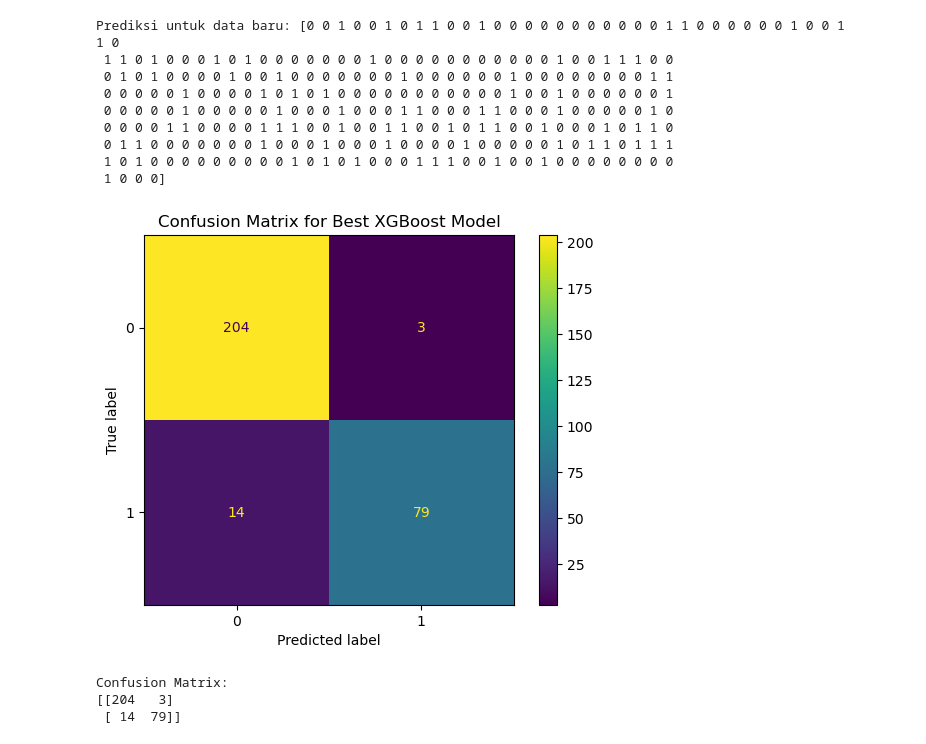
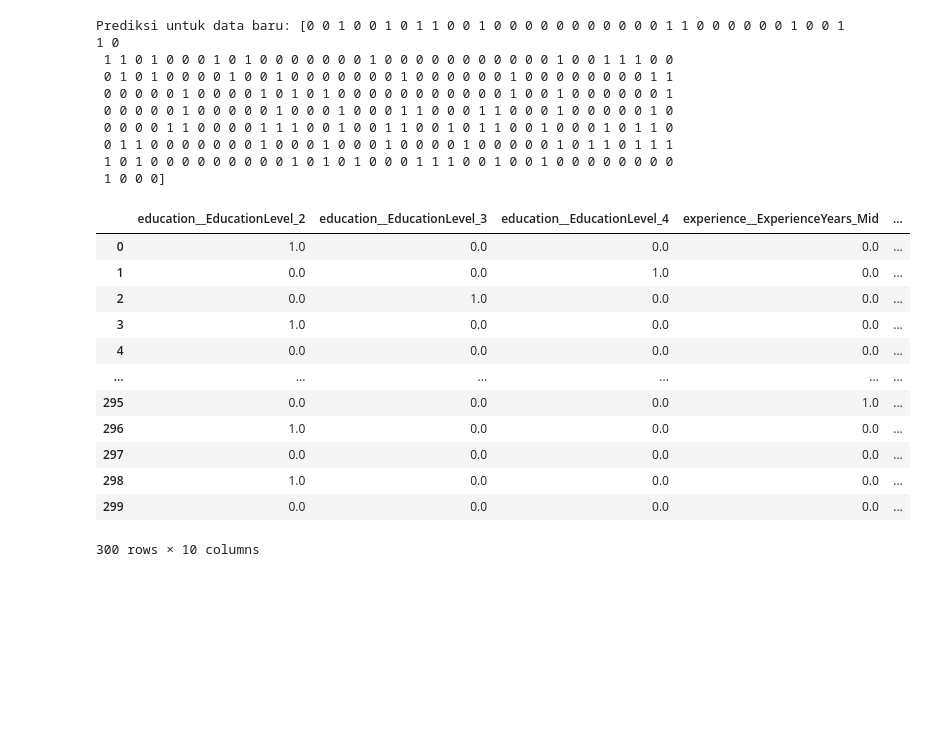
Before and after one commit to agirahmawandi/stage_3_L, a Jupyter notebook: Stage3_evaluation.ipynb, the cells around one changed output. Saved outputs shown, nothing was run; the diff lists cells and outputs as text; code cells hidden in the pictures; blank space fills up the shorter version.

```diff
--- a/Stage3_evaluation.ipynb
+++ b/Stage3_evaluation.ipynb
@@ -54,26 +72,19 @@ Prediksi untuk data baru: [0 0 1 0 0 1 0 1 1 0 0 1 0 0 0 0 0 0 0 0 0 0 0 1 1 0 0
  0 1 1 0 0 0 0 0 0 0 1 0 0 0 1 0 0 0 1 0 0 0 0 1 0 0 0 0 0 1 0 1 1 0 1 1 1
  1 0 1 0 0 0 0 0 0 0 0 0 1 0 1 0 1 0 0 0 1 1 1 0 0 1 0 0 1 0 0 0 0 0 0 0 0
  1 0 0 0]
-# %%
-from sklearn.metrics import confusion_matrix, ConfusionMatrixDisplay
-import matplotlib.pyplot as plt
-
-# Hitung confusion matrix
-cm = confusion_matrix(y_test, prediction)
-
-# Tampilkan visualisasi confusion matrix
-disp = ConfusionMatrixDisplay(confusion_matrix=cm, display_labels=best_xgboost_model.classes_)
-disp.plot()
-
-# Tambahkan judul dan tampilkan plot
-plt.title('Confusion Matrix for Best XGBoost Model')
-plt.show()
-
-# Jika ingin melihat angkanya saja
-print("Confusion Matrix:")
-print(cm)
-# %% [output]
-[figure, removed]
-Confusion Matrix:
-[[204   3]
- [ 14  79]]
+# %%
+X_test_transformed
+# %% [output]
+|  | education__EducationLevel_2 | education__EducationLevel_3 | education__EducationLevel_4 | experience__ExperienceYears_Mid | ... |
+| 0 | 1.0 | 0.0 | 0.0 | 0.0 | ... |
+| 1 | 0.0 | 0.0 | 1.0 | 0.0 | ... |
+| 2 | 0.0 | 1.0 | 0.0 | 0.0 | ... |
+| 3 | 1.0 | 0.0 | 0.0 | 0.0 | ... |
+| 4 | 0.0 | 0.0 | 0.0 | 0.0 | ... |
+| ... | ... | ... | ... | ... | ... |
+| 295 | 0.0 | 0.0 | 0.0 | 1.0 | ... |
+| 296 | 1.0 | 0.0 | 0.0 | 0.0 | ... |
+| 297 | 0.0 | 0.0 | 0.0 | 0.0 | ... |
+| 298 | 1.0 | 0.0 | 0.0 | 0.0 | ... |
+| 299 | 0.0 | 0.0 | 0.0 | 0.0 | ... |
+300 rows × 10 columns
```
Also changed, not shown: parts of 12 cells of this notebook, 6 other files.
